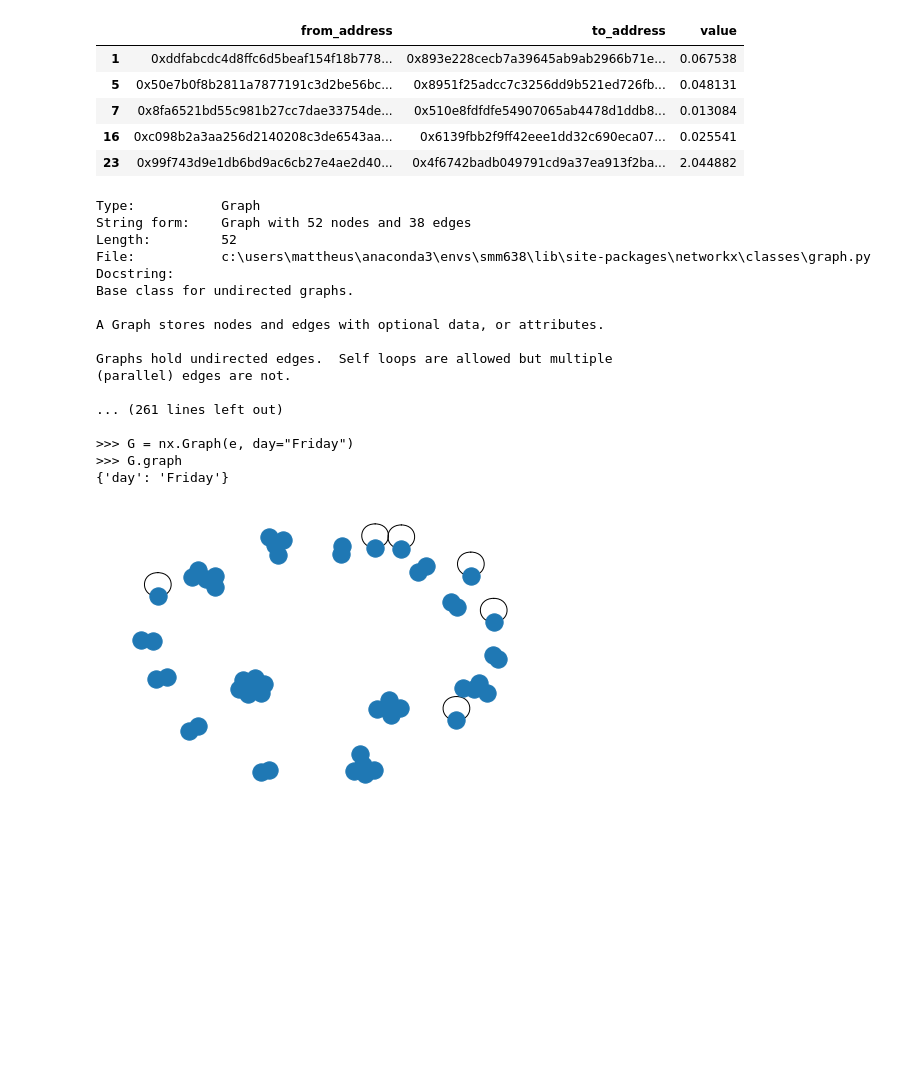
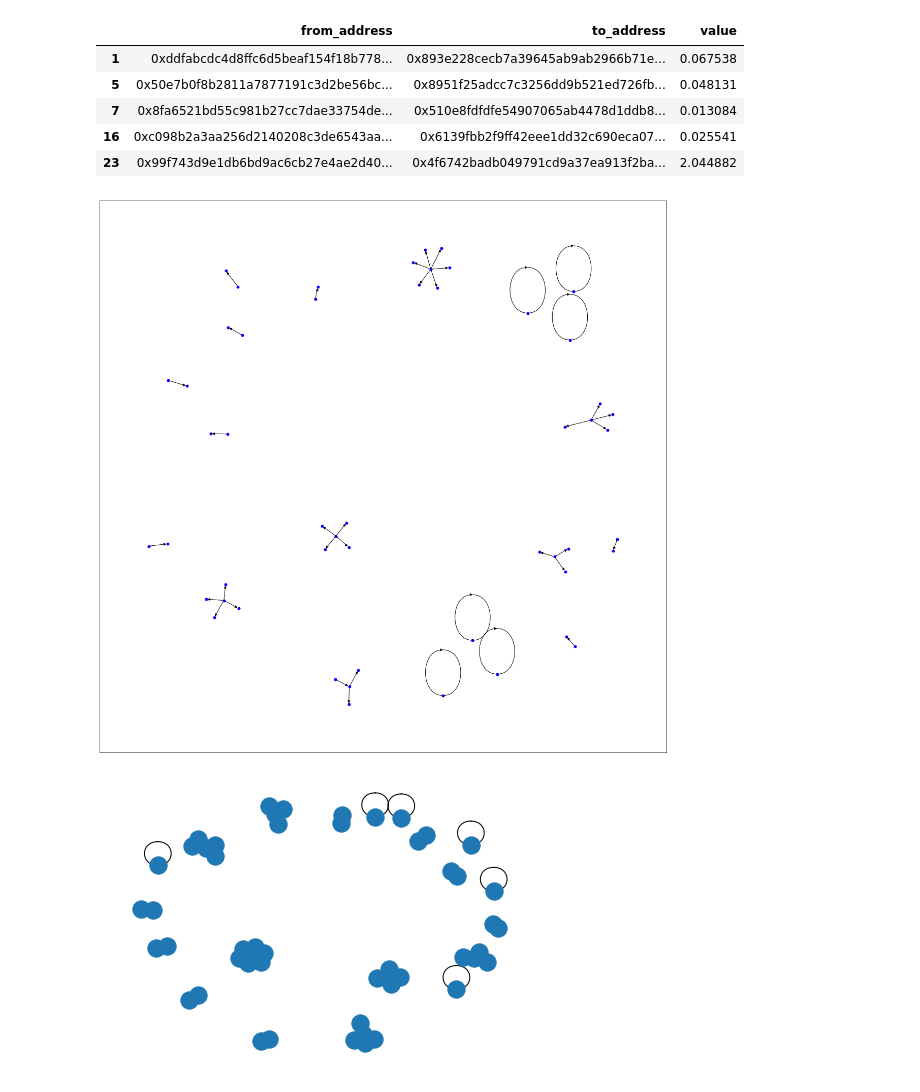
Before and after one commit to ba-group-projects/eth-trx-china-ban, a Jupyter notebook: eda.ipynb, the cells around one changed output. Saved outputs shown, nothing was run; the diff lists cells and outputs as text; code cells hidden in the pictures; blank space fills up the shorter version.

```diff
--- a/eda.ipynb
+++ b/eda.ipynb
@@ -34,26 +35,11 @@ G = nx.from_pandas_edgelist(userSpace,                # the df containing the da
                             source='from_address',        # first element of the dyad
                             target='to_address',        # second element of the dyad
                             edge_attr='value')# weight
-# %%
-G?
-# %% [output]
-Type:           Graph
-String form:    Graph with 52 nodes and 38 edges
-Length:         52
-File:           c:\users\mattheus\anaconda3\envs\smm638\lib\site-packages\networkx\classes\graph.py
-Docstring:
-Base class for undirected graphs.
-
-A Graph stores nodes and edges with optional data, or attributes.
-
-Graphs hold undirected edges.  Self loops are allowed but multiple
-(parallel) edges are not.
-
-... (261 lines left out)
-
->>> G = nx.Graph(e, day="Friday")
->>> G.graph
-{'day': 'Friday'}
+# %%
+classObj = NetworkAnalysis(userSpace)
+classObj.plot_network(classObj.gen_network())
+# %% [output]
+[figure, added]
 # %%
 nx.draw(G)
 # %% [output]
```
Also changed, not shown: parts of 1 cell of this notebook, 1 other file.
